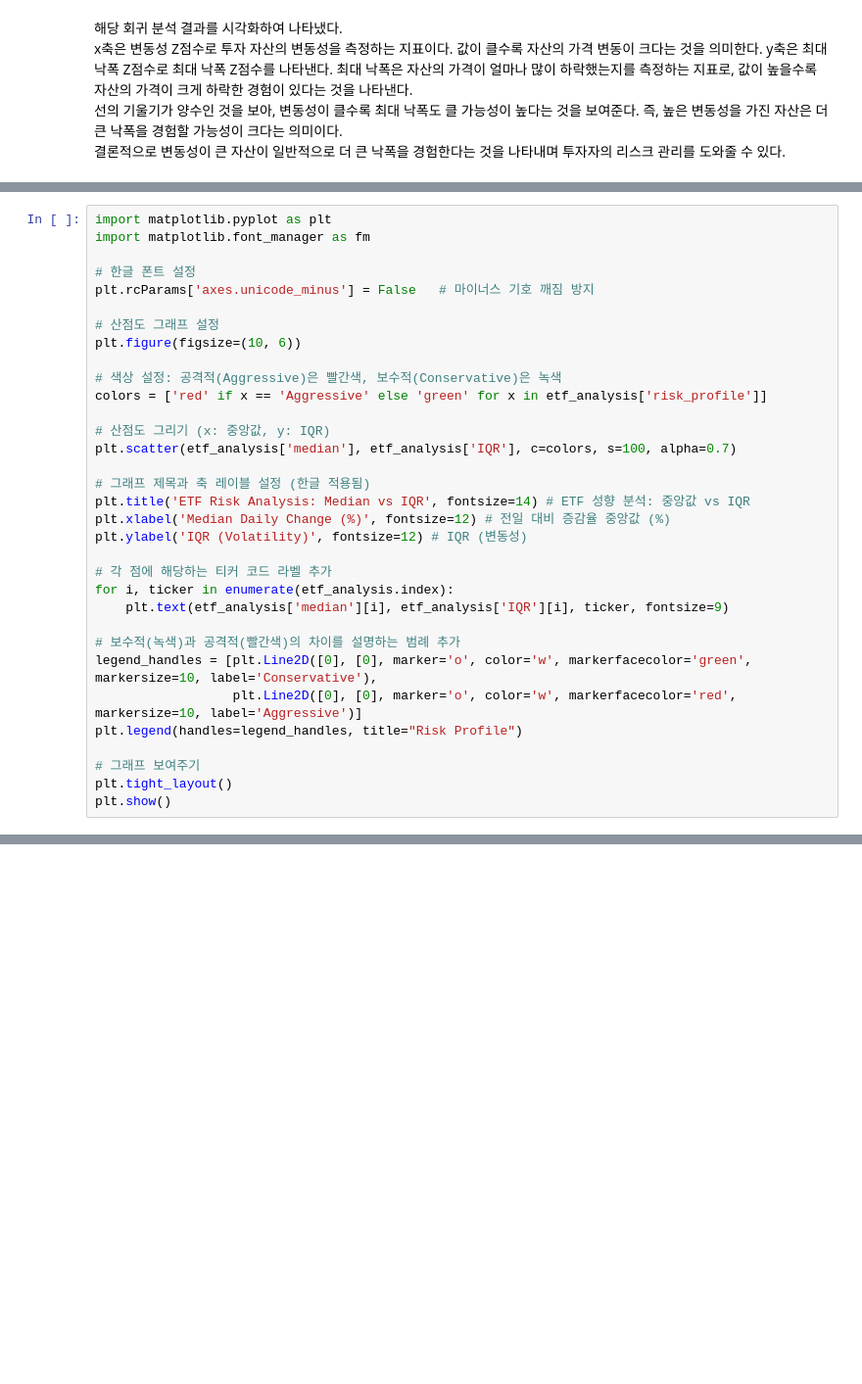
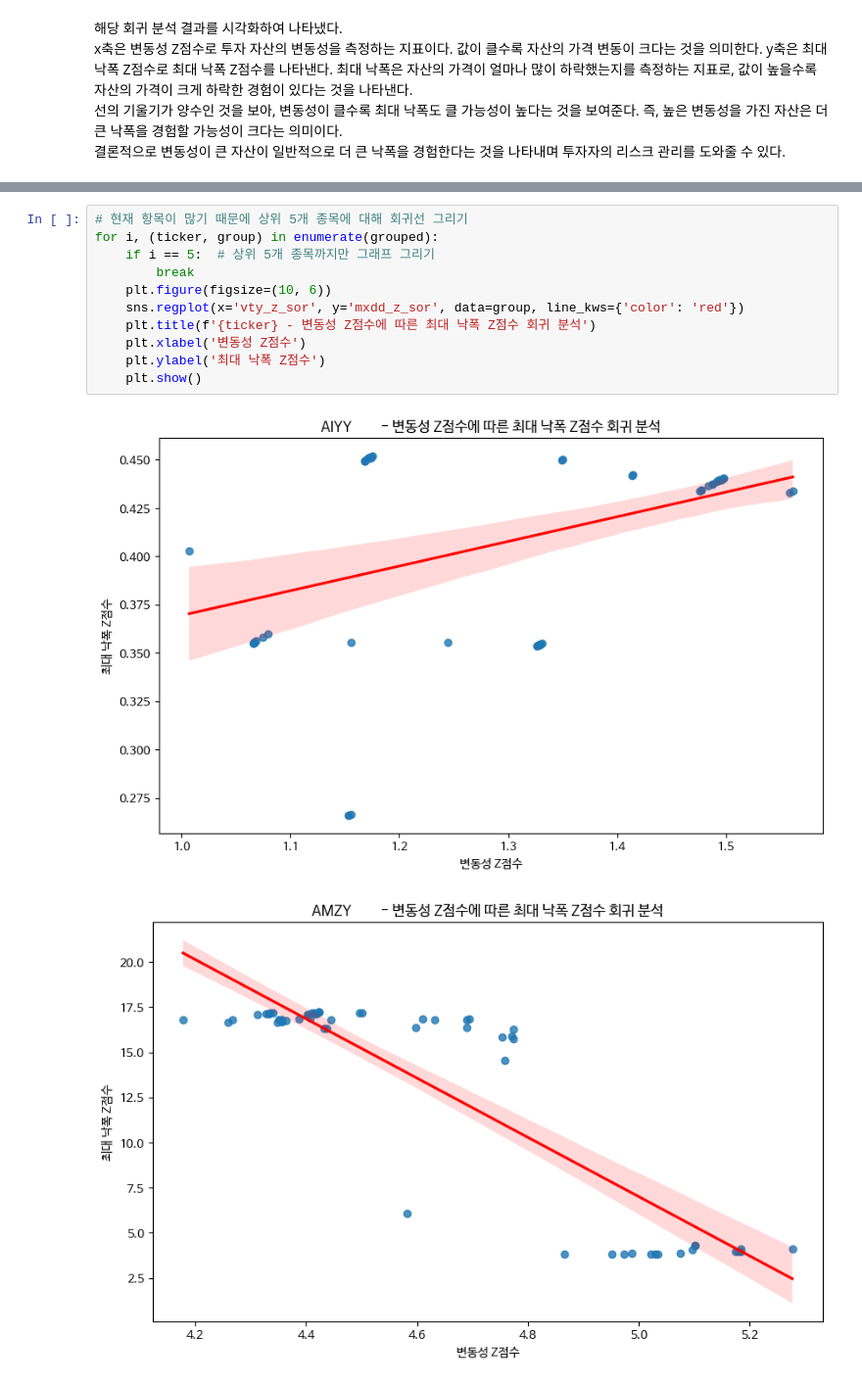
Before and after one commit to yunssup/secret_baeksang, a Jupyter notebook: Dacon.ipynb, the cells around one changed output, grey strips where cells are left out. Shown at 98% size. Saved outputs shown, nothing was run; the diff lists cells and outputs as text; blank space fills up the shorter version.

```diff
--- a/Dacon.ipynb
+++ b/Dacon.ipynb
@@ -1323,33 +1113,0 @@ RYLD          0.00 -0.410  0.375  0.785  Conservative
-# %%
-import matplotlib.pyplot as plt
-import matplotlib.font_manager as fm
-
-# 한글 폰트 설정
-plt.rcParams['axes.unicode_minus'] = False   # 마이너스 기호 깨짐 방지
-
-# 산점도 그래프 설정
-plt.figure(figsize=(10, 6))
-
-# 색상 설정: 공격적(Aggressive)은 빨간색, 보수적(Conservative)은 녹색
-colors = ['red' if x == 'Aggressive' else 'green' for x in etf_analysis['risk_profile']]
-
-# 산점도 그리기 (x: 중앙값, y: IQR)
-plt.scatter(etf_analysis['median'], etf_analysis['IQR'], c=colors, s=100, alpha=0.7)
-
-# 그래프 제목과 축 레이블 설정 (한글 적용됨)
-plt.title('ETF Risk Analysis: Median vs IQR', fontsize=14) # ETF 성향 분석: 중앙값 vs IQR
-plt.xlabel('Median Daily Change (%)', fontsize=12) # 전일 대비 증감율 중앙값 (%)
-plt.ylabel('IQR (Volatility)', fontsize=12) # IQR (변동성)
-
-# 각 점에 해당하는 티커 코드 라벨 추가
-for i, ticker in enumerate(etf_analysis.index):
-    plt.text(etf_analysis['median'][i], etf_analysis['IQR'][i], ticker, fontsize=9)
-
-# 보수적(녹색)과 공격적(빨간색)의 차이를 설명하는 범례 추가
-legend_handles = [plt.Line2D([0], [0], marker='o', color='w', markerfacecolor='green', markersize=10, label='Conservative'),
-                  plt.Line2D([0], [0], marker='o', color='w', markerfacecolor='red', markersize=10, label='Aggressive')]
-plt.legend(handles=legend_handles, title="Risk Profile")
-
-# 그래프 보여주기
-plt.tight_layout()
-plt.show()
@@ -1602,0 +1169,14 @@ Notes:
+# %%
+# 현재 항목이 많기 때문에 상위 5개 종목에 대해 회귀선 그리기
+for i, (ticker, group) in enumerate(grouped):
+    if i == 5:  # 상위 5개 종목까지만 그래프 그리기
+        break
+    plt.figure(figsize=(10, 6))
+    sns.regplot(x='vty_z_sor', y='mxdd_z_sor', data=group, line_kws={'color': 'red'})
+    plt.title(f'{ticker} - 변동성 Z점수에 따른 최대 낙폭 Z점수 회귀 분석')
+    plt.xlabel('변동성 Z점수')
+    plt.ylabel('최대 낙폭 Z점수')
+    plt.show()
+# %% [output]
+[figure, added]
+[figure, added]
```
Also changed, not shown: parts of 44 cells of this notebook, 7 other files.
